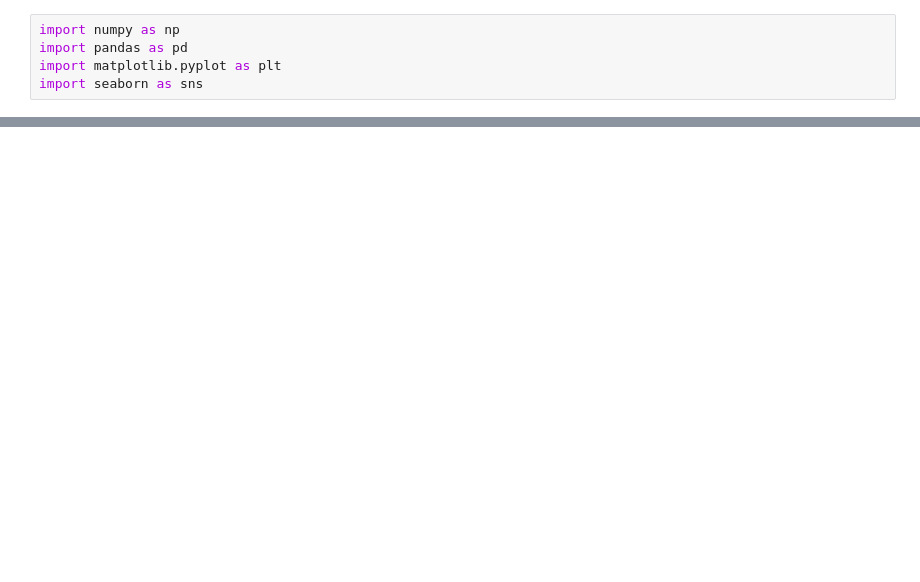
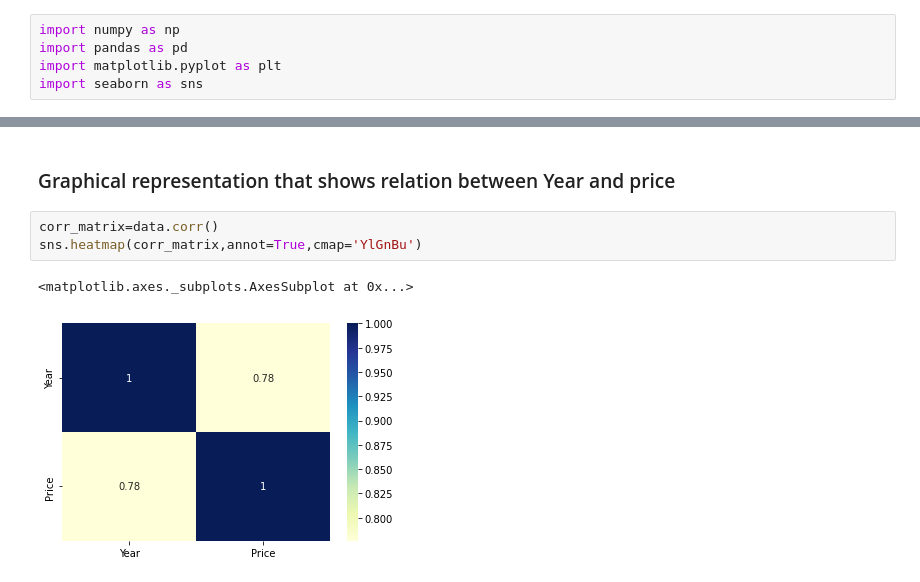
Before and after one commit to priyanka4678/Assignment_on_python_for_DSA, a Jupyter notebook: Priyanka_Kumari.ipynb, the cells around one changed output, grey strips where cells are left out. Cells and saved outputs as stored; diff of their text form; blank space fills up the shorter version.

```diff
--- a/Priyanka_Kumari.ipynb
+++ b/Priyanka_Kumari.ipynb
@@ -74,3 +57,11 @@ dtype: int64
+# %% [markdown]
+### Graphical representation that shows relation between Year and price
+# %%
+corr_matrix=data.corr()
+sns.heatmap(corr_matrix,annot=True,cmap='YlGnBu')
+# %% [output]
+<matplotlib.axes._subplots.AxesSubplot at 0x...>
+[figure, added]
 # %%
 data.columns
 # %% [output]
```
Also changed, not shown: parts of 48 cells of this notebook.
